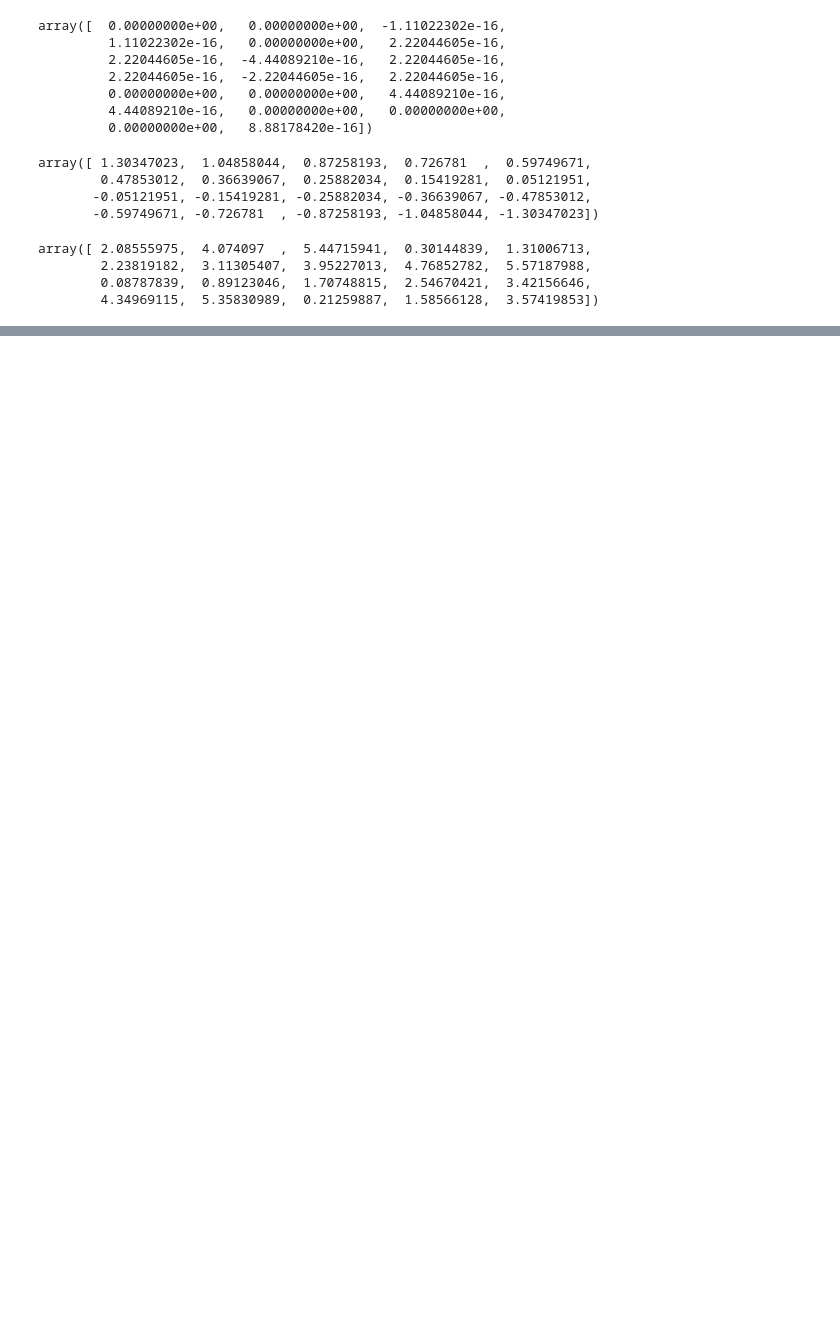
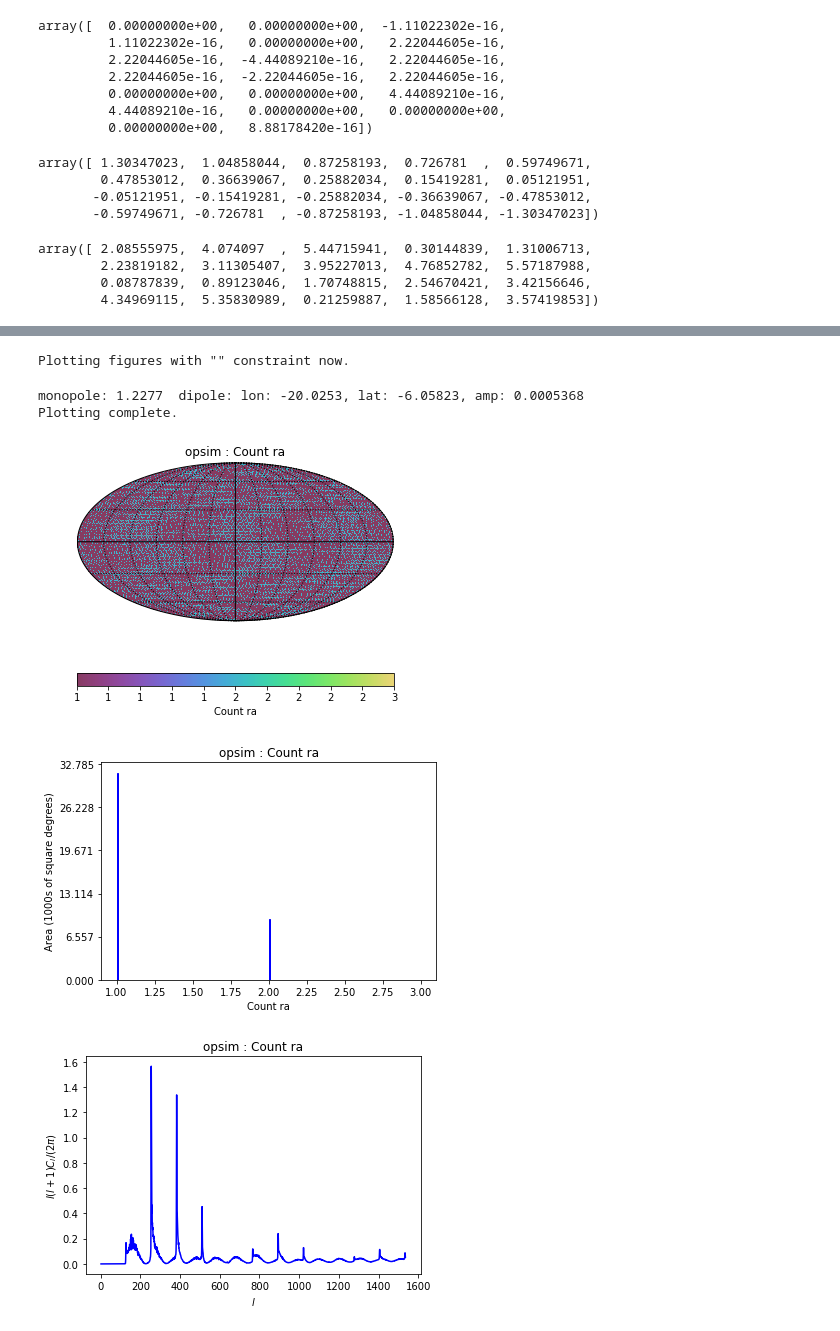
Before and after one commit to yoachim/Thomson, a Jupyter notebook: python/Spiral_solution.ipynb, the cells around one changed output, grey strips where cells are left out. Cells and saved outputs as stored; diff of their text form; code cells hidden in the pictures; blank space fills up the shorter version.

```diff
--- a/python/Spiral_solution.ipynb
+++ b/python/Spiral_solution.ipynb
@@ -128,0 +207,4 @@ class make_spiral(object, ttol=1e-10):
+# %%
+bd = metricBundles.makeBundlesDictFromList(bundleList)
+conn = None
+bg = metricBundles.MetricBundleGroup(bd, conn)
@@ -128,0 +228,9 @@ class make_spiral(object, ttol=1e-10):
+# %%
+bg.plotAll(closefigs=False)
+# %% [output]
+Plotting figures with "" constraint now.
+monopole: 1.2277  dipole: lon: -20.0253, lat: -6.05823, amp: 0.0005368
+Plotting complete.
+[figure, added]
+[figure, added]
+[figure, added]
```
Also changed, not shown: parts of 8 cells of this notebook.
